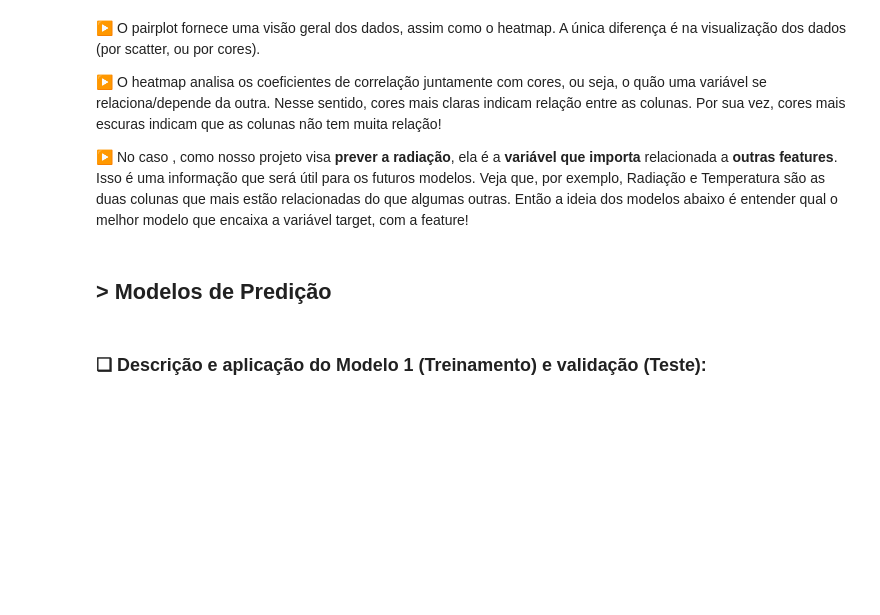
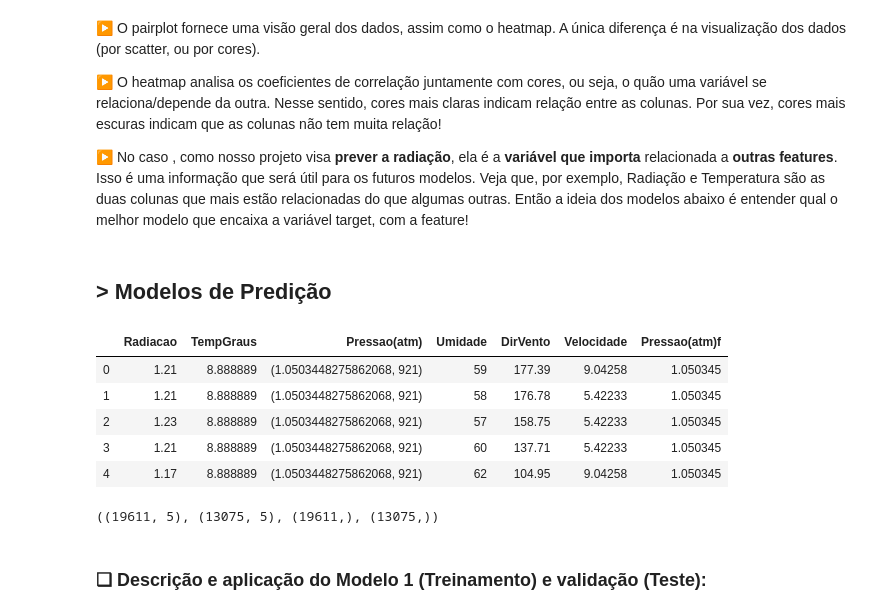
Before and after one commit to GustavoG-bot/projeto2data, a Jupyter notebook: projeto2.ipynb, the cells around one changed output. Cells and saved outputs as stored; diff of their text form; code cells hidden in the pictures; blank space fills up the shorter version.

```diff
--- a/projeto2.ipynb
+++ b/projeto2.ipynb
@@ -308,5 +311,16 @@ ax.set_ylim(baixo + 0.5, topo - 0.5)
 ▶ No caso , como nosso projeto visa **prever a radiação**, ela é a **variável que importa** relacionada a **outras features**. Isso é uma informação que será útil para os futuros modelos. Veja que, por exemplo, Radiação e Temperatura são as duas colunas que mais estão relacionadas do que algumas outras. Então a ideia dos modelos abaixo é entender qual o melhor modelo que encaixa a variável target, com a feature!
 # %% [markdown]
 ## > Modelos de Predição
+# %%
+#Aqui vou realizar um ajuste, já que o python não entende como usar uma TUPLA na regressão:
+heat["Pressao(atm)f"] = heat['Pressao(atm)'].apply(getzero)
+heat.head(5)
+# %% [output]
+|  | Radiacao | TempGraus | Pressao(atm) | Umidade | DirVento | Velocidade | Pressao(atm)f |
+| 0 | 1.21 | 8.888889 | (1.0503448275862068, 921) | 59 | 177.39 | 9.04258 | 1.050345 |
+| 1 | 1.21 | 8.888889 | (1.0503448275862068, 921) | 58 | 176.78 | 5.42233 | 1.050345 |
+| 2 | 1.23 | 8.888889 | (1.0503448275862068, 921) | 57 | 158.75 | 5.42233 | 1.050345 |
+| 3 | 1.21 | 8.888889 | (1.0503448275862068, 921) | 60 | 137.71 | 5.42233 | 1.050345 |
+| 4 | 1.17 | 8.888889 | (1.0503448275862068, 921) | 62 | 104.95 | 9.04258 | 1.050345 |
 # %%
 #Separando em teste e treino:
@@ -316,3 +331,7 @@ X_train, X_test, y_train, y_test = train_test_split(heat[['TempGraus','Pressao(a
+# %%
+X_train.shape, X_test.shape, y_train.shape, y_test.shape
+# %% [output]
+((19611, 5), (13075, 5), (19611,), (13075,))
 # %% [markdown]
 ### ❑ Descrição e aplicação do Modelo 1 (Treinamento) e validação (Teste):
 # %% [markdown]
```
Also changed, not shown: parts of 16 cells of this notebook.
